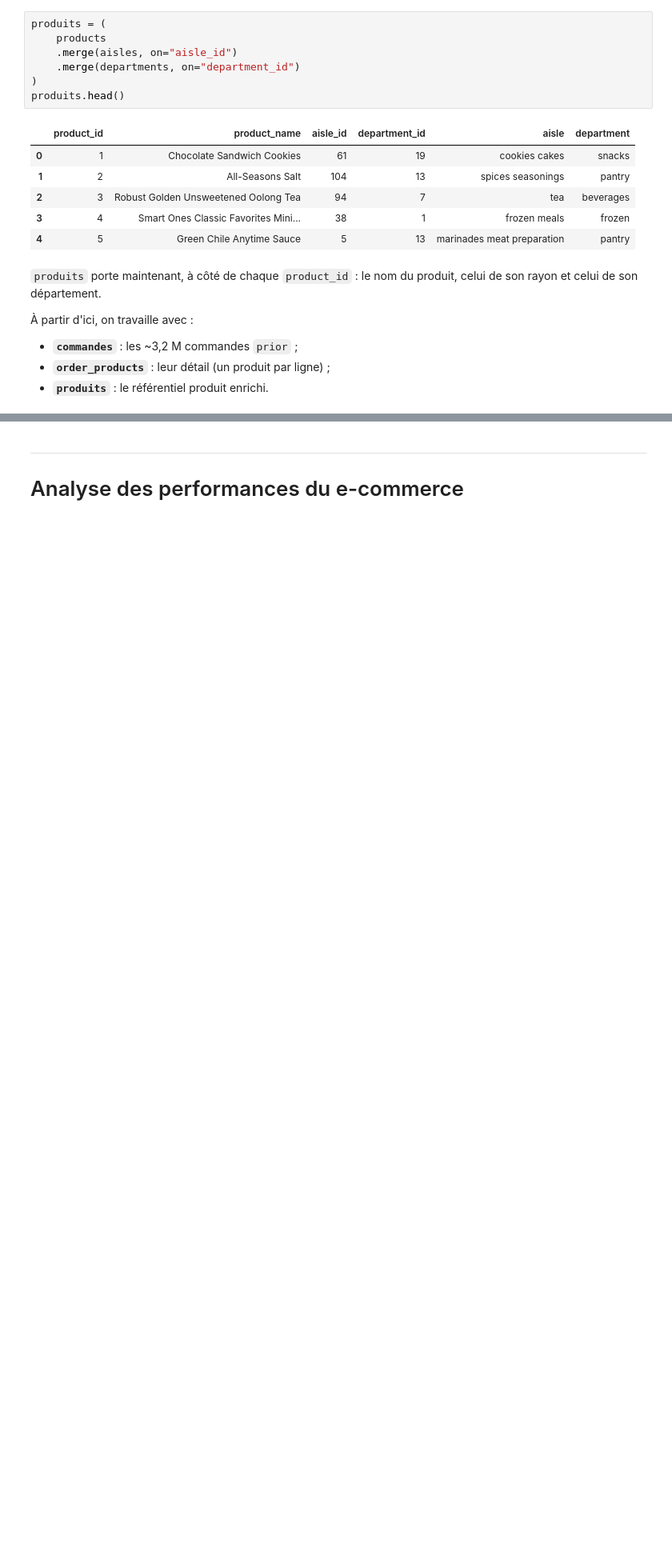
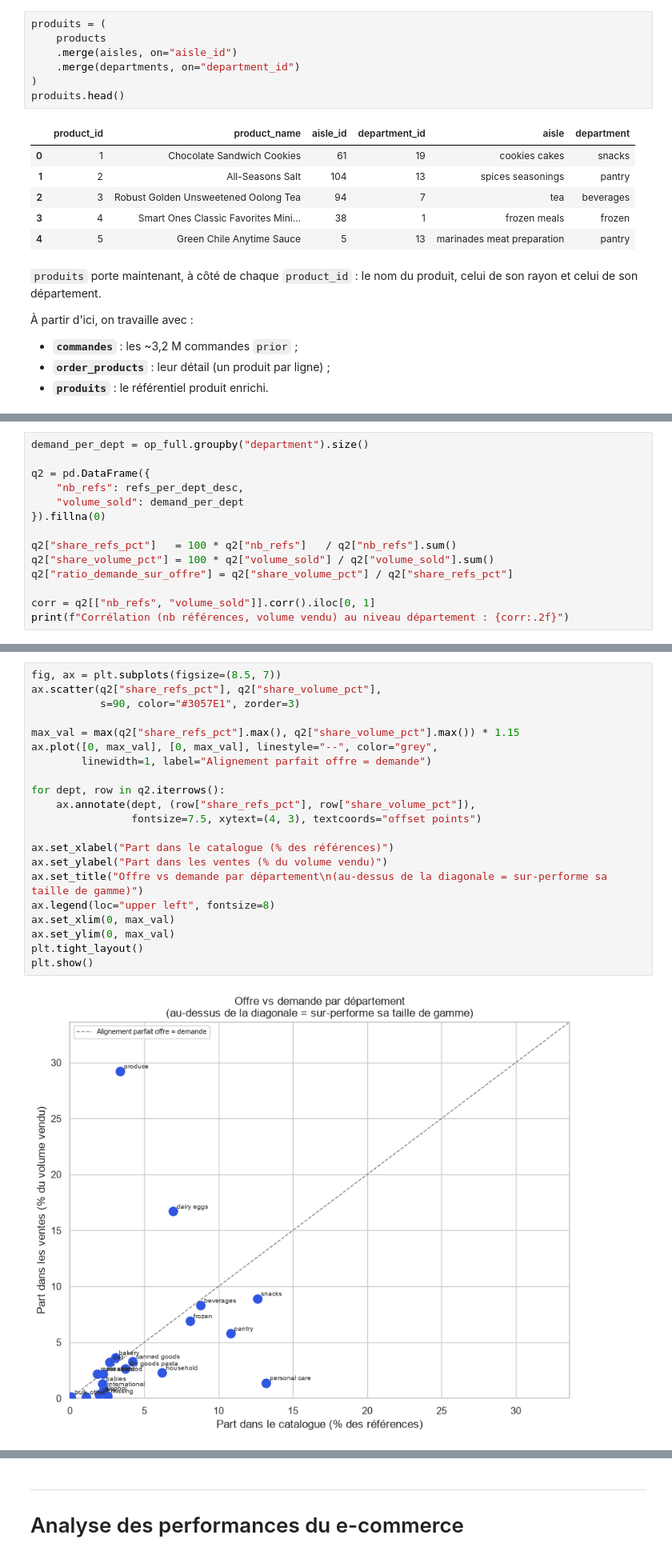
Before and after one commit to tranarivelo/joja-data-analysis, a Jupyter notebook: joja_analysis.ipynb, the cells around one changed output, grey strips where cells are left out. Shown at 80% size. Cells and saved outputs as stored; diff of their text form; blank space fills up the shorter version.

```diff
--- a/joja_analysis.ipynb
+++ b/joja_analysis.ipynb
@@ -334,0 +461,14 @@ celui de son rayon et celui de son département.
+# %%
+demand_per_dept = op_full.groupby("department").size()
+
+q2 = pd.DataFrame({
+    "nb_refs": refs_per_dept_desc,
+    "volume_sold": demand_per_dept
+}).fillna(0)
+
+q2["share_refs_pct"]   = 100 * q2["nb_refs"]   / q2["nb_refs"].sum()
+q2["share_volume_pct"] = 100 * q2["volume_sold"] / q2["volume_sold"].sum()
+q2["ratio_demande_sur_offre"] = q2["share_volume_pct"] / q2["share_refs_pct"]
+
+corr = q2[["nb_refs", "volume_sold"]].corr().iloc[0, 1]
+print(f"Corrélation (nb références, volume vendu) au niveau département : {corr:.2f}")
@@ -334,0 +477,23 @@ celui de son rayon et celui de son département.
+# %%
+fig, ax = plt.subplots(figsize=(8.5, 7))
+ax.scatter(q2["share_refs_pct"], q2["share_volume_pct"],
+           s=90, color="#3057E1", zorder=3)
+
+max_val = max(q2["share_refs_pct"].max(), q2["share_volume_pct"].max()) * 1.15
+ax.plot([0, max_val], [0, max_val], linestyle="--", color="grey",
+        linewidth=1, label="Alignement parfait offre = demande")
+
+for dept, row in q2.iterrows():
+    ax.annotate(dept, (row["share_refs_pct"], row["share_volume_pct"]),
+                fontsize=7.5, xytext=(4, 3), textcoords="offset points")
+
+ax.set_xlabel("Part dans le catalogue (% des références)")
+ax.set_ylabel("Part dans les ventes (% du volume vendu)")
+ax.set_title("Offre vs demande par département\n(au-dessus de la diagonale = sur-performe sa taille de gamme)")
+ax.legend(loc="upper left", fontsize=8)
+ax.set_xlim(0, max_val)
+ax.set_ylim(0, max_val)
+plt.tight_layout()
+plt.show()
+# %% [output]
+[figure, added]
```
Also changed, not shown: parts of 32 cells of this notebook, 2 other files.
